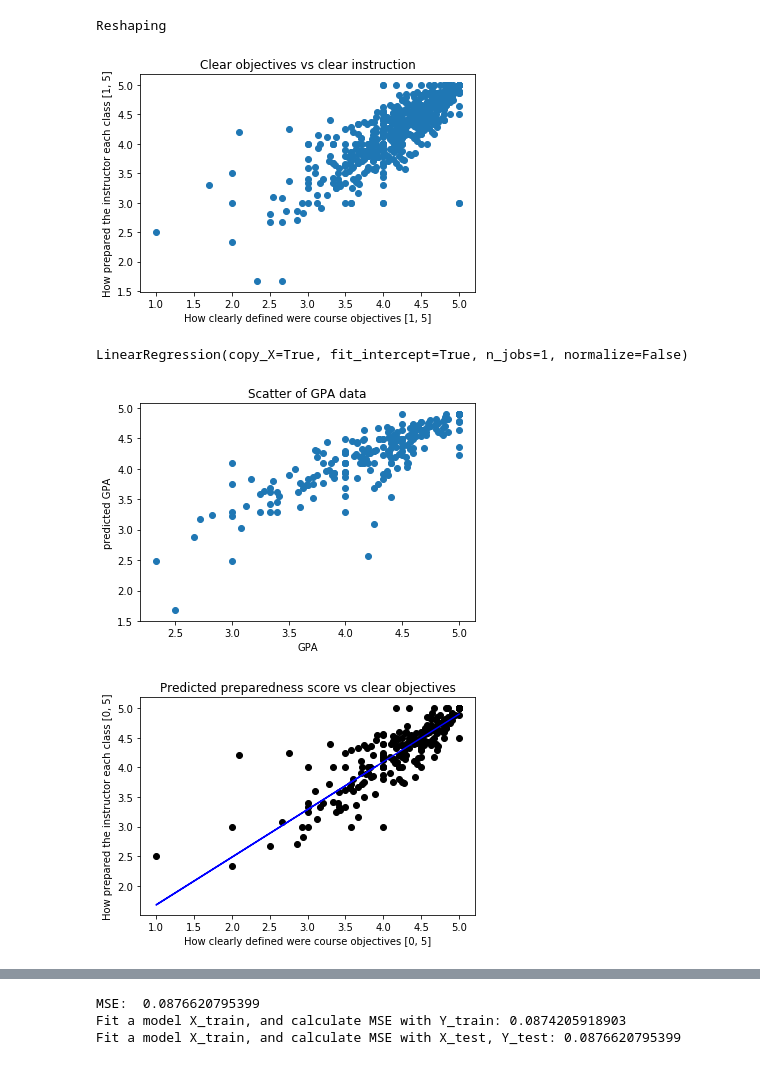
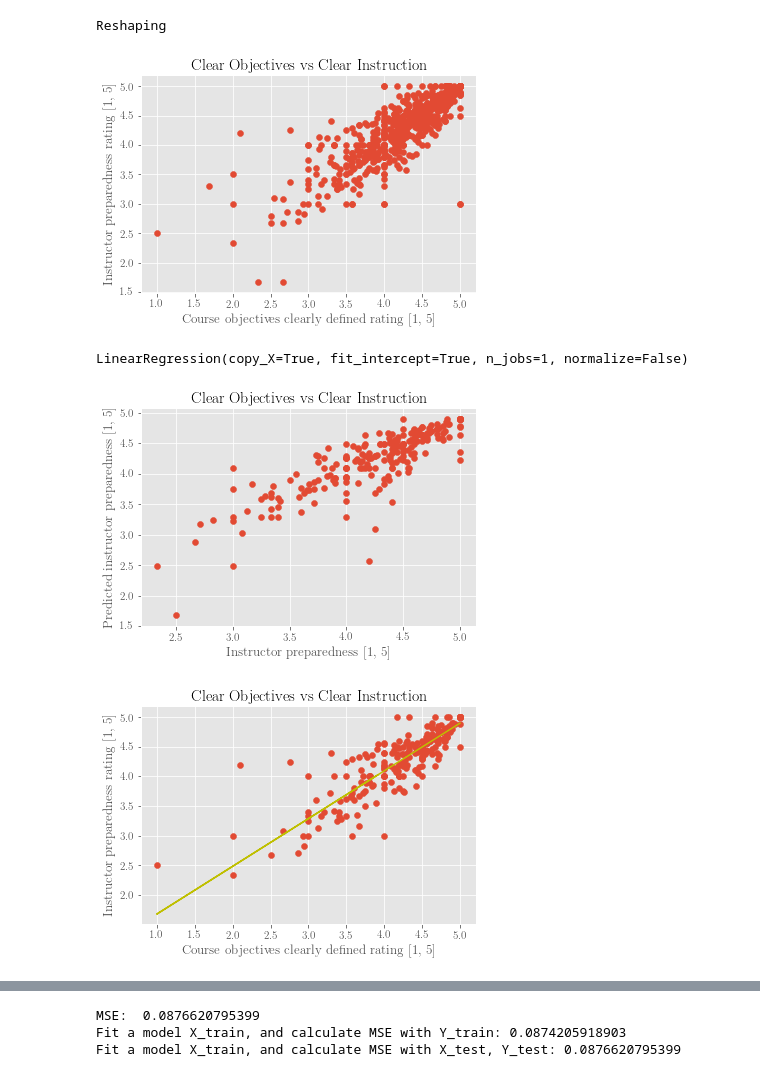
Before and after one commit to cloudy/uta-sfs-regression, a Jupyter notebook: analysis/interactive_analysis.ipynb, the cells around one changed output, grey strips where cells are left out. Drawn from its saved outputs; the diff is of its cells as text; code cells hidden in the pictures.

```diff
--- a/analysis/interactive_analysis.ipynb
+++ b/analysis/interactive_analysis.ipynb
@@ -61,14 +26,23 @@ if len(X.shape) == 1:
 # %% [output]
 Reshaping
-# %%
-plt.scatter(X, y)
-plt.title('Clear objectives vs clear instruction')
-#plt.gca().get_yaxis().set_major_formatter(FormatStrFormatter('%0.2f'))
-plt.xlabel('How clearly defined were course objectives [1, 5]')
-plt.ylabel('How prepared the instructor each class [1, 5]')
-plt.show()
-# %% [output]
-[figure, removed]
+# %%
+plt.style.use('ggplot')
+plt.rcParams['text.latex.preamble']=[r"\usepackage{lmodern}"]
+#Options
+params = {'text.usetex' : True,
+          'font.size' : 11,
+          'font.family' : 'lmodern',
+          'text.latex.unicode': True,
+          }
+plt.rcParams.update(params)
+
+plt.scatter(X, y)
+plt.title('Clear Objectives vs Clear Instruction')
+plt.xlabel('Course objectives clearly defined rating [1, 5]')
+plt.ylabel('Instructor preparedness rating [1, 5]')
+plt.show()
+# %% [output]
+[figure, added]
 # %%
 from sklearn.linear_model import LinearRegression
 from sklearn.model_selection import train_test_split
@@ -85,19 +57,19 @@ lm.fit(X_train, y_train)
 LinearRegression(copy_X=True, fit_intercept=True, n_jobs=1, normalize=False)
 # %%
 plt.scatter(y_test, lm.predict(X_test))
-plt.title('Scatter of GPA data')
-plt.xlabel('GPA')
-plt.ylabel('predicted GPA')
+plt.title('Clear Objectives vs Clear Instruction')
+plt.xlabel('Instructor preparedness [1, 5]')
+plt.ylabel('Predicted instructor preparedness [1, 5]')
 plt.show()
 # %% [output]
-[figure, old version]
+[figure, new version]
 # %%
-plt.scatter(X_test, y_test, color='k')
-plt.plot(X_test, lm.predict(X_test), color='b')
-plt.title('Predicted preparedness score vs clear objectives')
-plt.xlabel('How clearly defined were course objectives [0, 5]')
-plt.ylabel('How prepared the instructor each class [0, 5]')
+plt.scatter(X_test, y_test)
+plt.plot(X_test, lm.predict(X_test), color='y')
+plt.title('Clear Objectives vs Clear Instruction')
+plt.xlabel('Course objectives clearly defined rating [1, 5]')
+plt.ylabel('Instructor preparedness rating [1, 5]')
 plt.show()
 # %% [output]
-[figure, old version]
+[figure, new version]
 # %%
```
Also changed, not shown: parts of 11 cells of this notebook, 13 other files.
